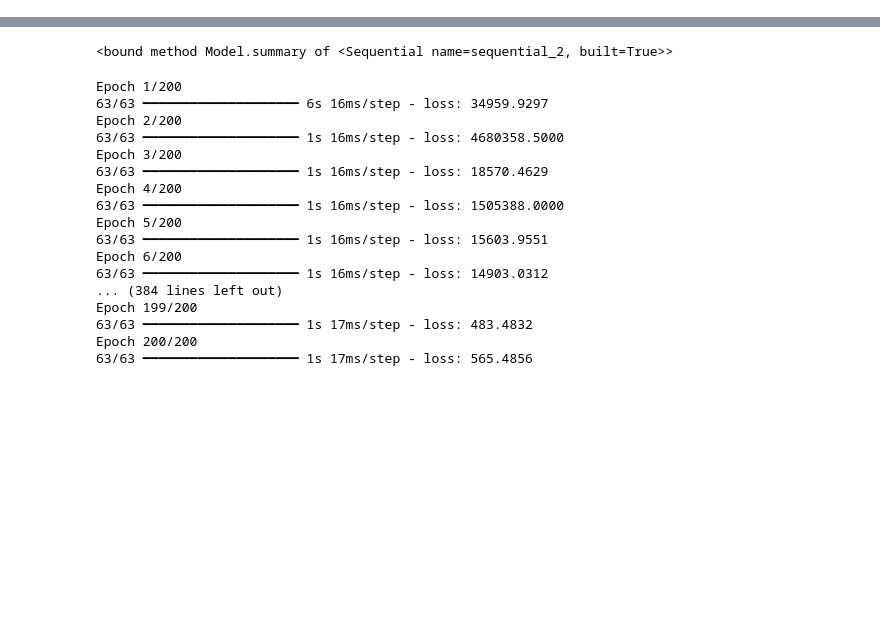
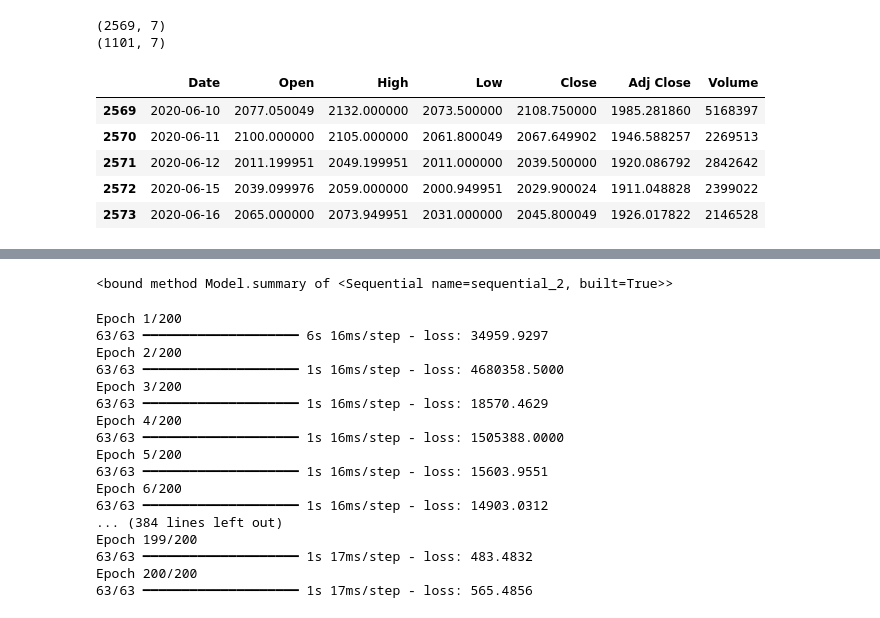
Before and after one commit to shiven2001/algo-trading, a Jupyter notebook: stock_lstm.ipynb, the cells around one changed output, grey strips where cells are left out. Cells and saved outputs as stored; diff of their text form; code cells hidden in the pictures; blank space fills up the shorter version.

```diff
--- a/stock_lstm.ipynb
+++ b/stock_lstm.ipynb
@@ -35,0 +59,18 @@ df.head()
+# %%
+# Splitting data into training and testing
+
+train = pd.DataFrame(data[0:int(len(data)*0.70)])
+test = pd.DataFrame(data[int(len(data)*0.70): int(len(data))])
+
+print(train.shape)
+print(test.shape)
+test.head()
+# %% [output]
+(2569, 7)
+(1101, 7)
+|  | Date | Open | High | Low | Close | Adj Close | Volume |
+| 2569 | 2020-06-10 | 2077.050049 | 2132.000000 | 2073.500000 | 2108.750000 | 1985.281860 | 5168397 |
+| 2570 | 2020-06-11 | 2100.000000 | 2105.000000 | 2061.800049 | 2067.649902 | 1946.588257 | 2269513 |
+| 2571 | 2020-06-12 | 2011.199951 | 2049.199951 | 2011.000000 | 2039.500000 | 1920.086792 | 2842642 |
+| 2572 | 2020-06-15 | 2039.099976 | 2059.000000 | 2000.949951 | 2029.900024 | 1911.048828 | 2399022 |
+| 2573 | 2020-06-16 | 2065.000000 | 2073.949951 | 2031.000000 | 2045.800049 | 1926.017822 | 2146528 |
```
Also changed, not shown: parts of 12 cells of this notebook, 1 other file.
